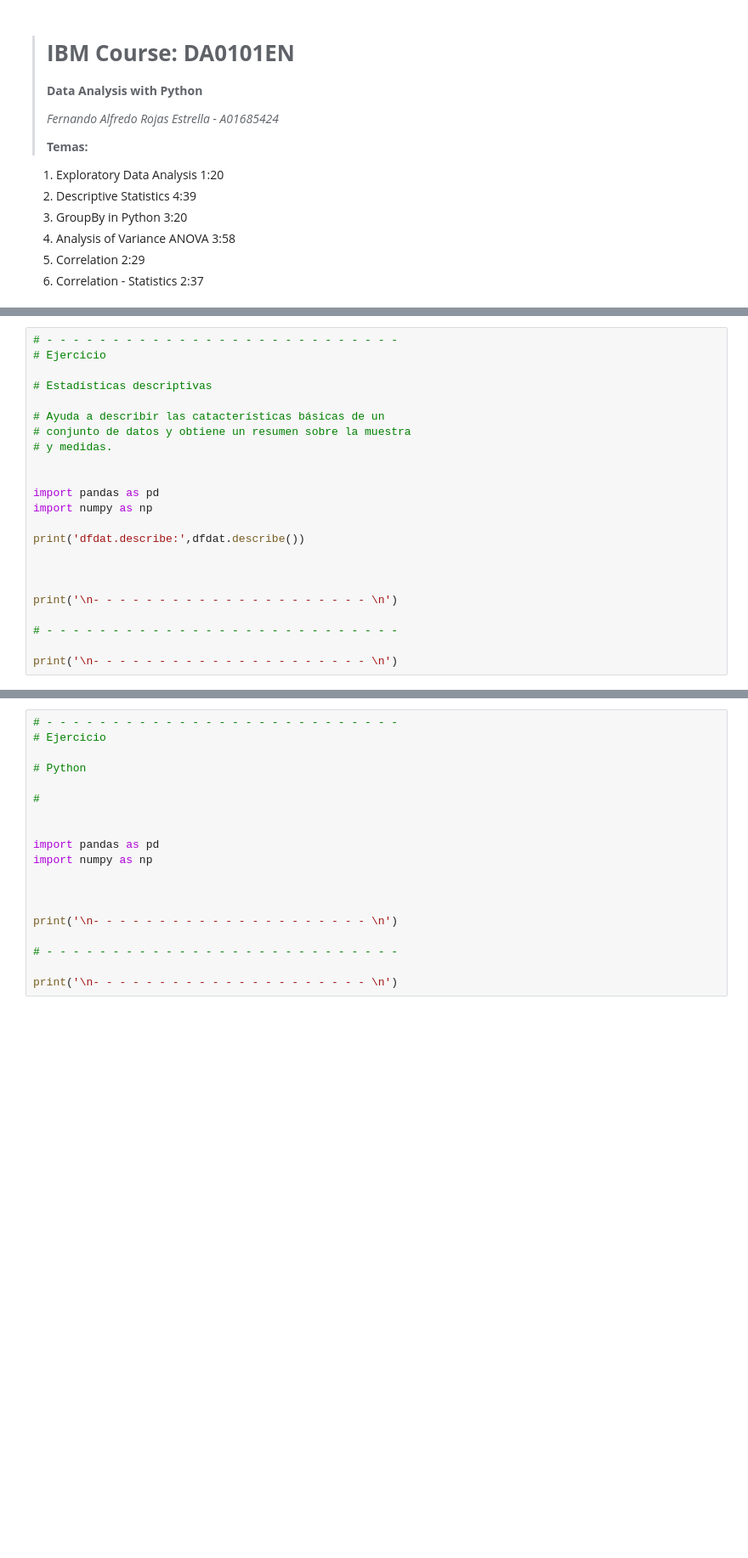
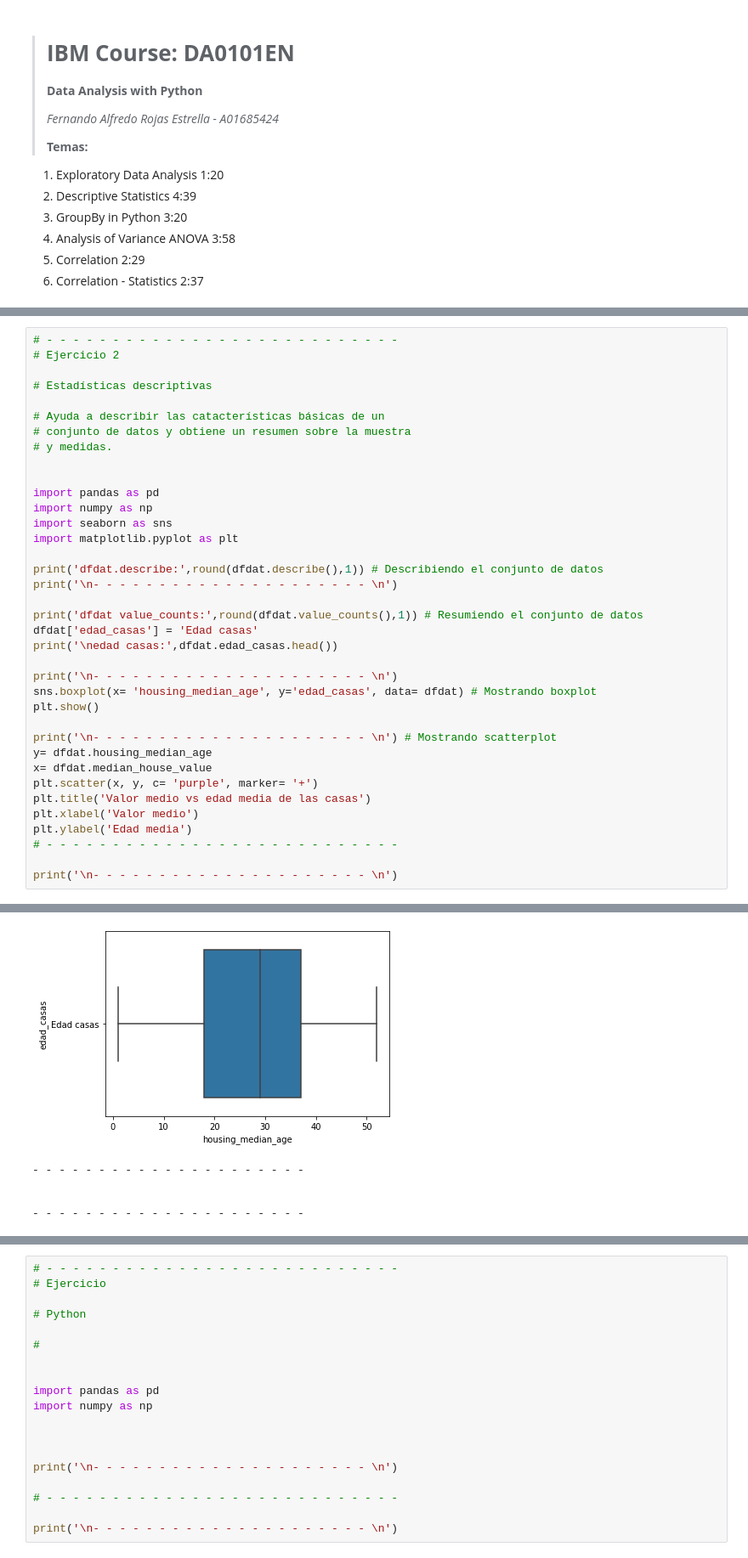
Before and after one commit to PosgradoMNA/actividades-de-aprendizaje-a01685424, a Jupyter notebook: IBM_DA0101EN_Data_Analysis_with_Python_Mod03.ipynb, the cells around one changed output, grey strips where cells are left out. Shown at 85% size. Drawn from its saved outputs; the diff is of its cells as text; blank space fills up the shorter version.

```diff
--- a/IBM_DA0101EN_Data_Analysis_with_Python_Mod03.ipynb
+++ b/IBM_DA0101EN_Data_Analysis_with_Python_Mod03.ipynb
@@ -49,7 +58,7 @@ print('\n- - - - - - - - - - - - - - - - - - - - - \n')
 - - - - - - - - - - - - - - - - - - - - -
 # %%
 # - - - - - - - - - - - - - - - - - - - - - - - - - - -
-# Ejercicio
+# Ejercicio 2
 
 # Estadísticas descriptivas
 
@@ -60,13 +69,27 @@ print('\n- - - - - - - - - - - - - - - - - - - - - \n')
 
 import pandas as pd
 import numpy as np
+import seaborn as sns
+import matplotlib.pyplot as plt
 
-print('dfdat.describe:',dfdat.describe())
+print('dfdat.describe:',round(dfdat.describe(),1)) # Describiendo el conjunto de datos
+print('\n- - - - - - - - - - - - - - - - - - - - - \n')
 
-
+print('dfdat value_counts:',round(dfdat.value_counts(),1)) # Resumiendo el conjunto de datos
+dfdat['edad_casas'] = 'Edad casas'
+print('\nedad casas:',dfdat.edad_casas.head())
 
 print('\n- - - - - - - - - - - - - - - - - - - - - \n')
+sns.boxplot(x= 'housing_median_age', y='edad_casas', data= dfdat) # Mostrando boxplot
+plt.show()
 
+print('\n- - - - - - - - - - - - - - - - - - - - - \n') # Mostrando scatterplot
+y= dfdat.housing_median_age
+x= dfdat.median_house_value
+plt.scatter(x, y, c= 'purple', marker= '+')
+plt.title('Valor medio vs edad media de las casas')
+plt.xlabel('Valor medio')
+plt.ylabel('Edad media')
 # - - - - - - - - - - - - - - - - - - - - - - - - - - -
 
 print('\n- - - - - - - - - - - - - - - - - - - - - \n')
@@ -89,2 +112,7 @@ count     3000.000000   3000.000000  3000.00000    3000.000000
 
 - - - - - - - - - - - - - - - - - - - - -
+[figure, added]
+- - - - - - - - - - - - - - - - - - - - -
+
+
+- - - - - - - - - - - - - - - - - - - - -
```
Also changed, not shown: parts of 9 cells of this notebook.
